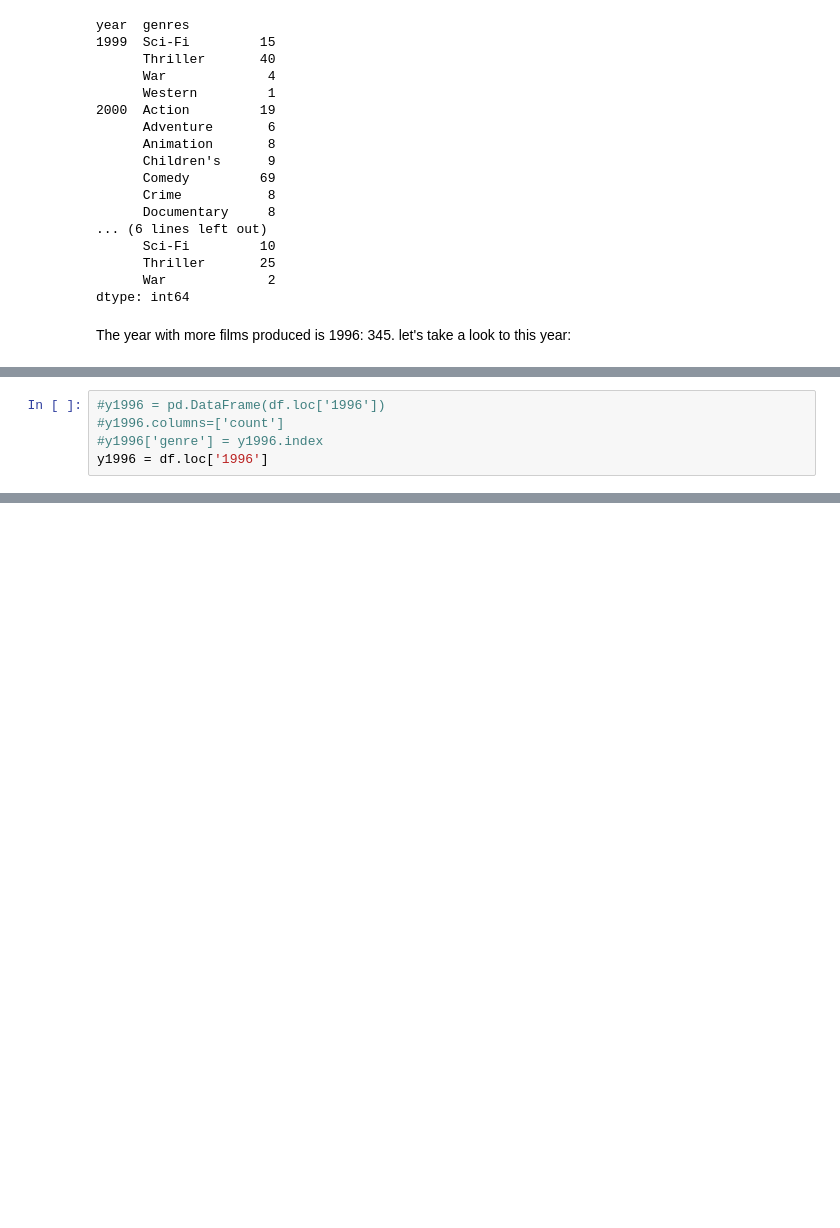
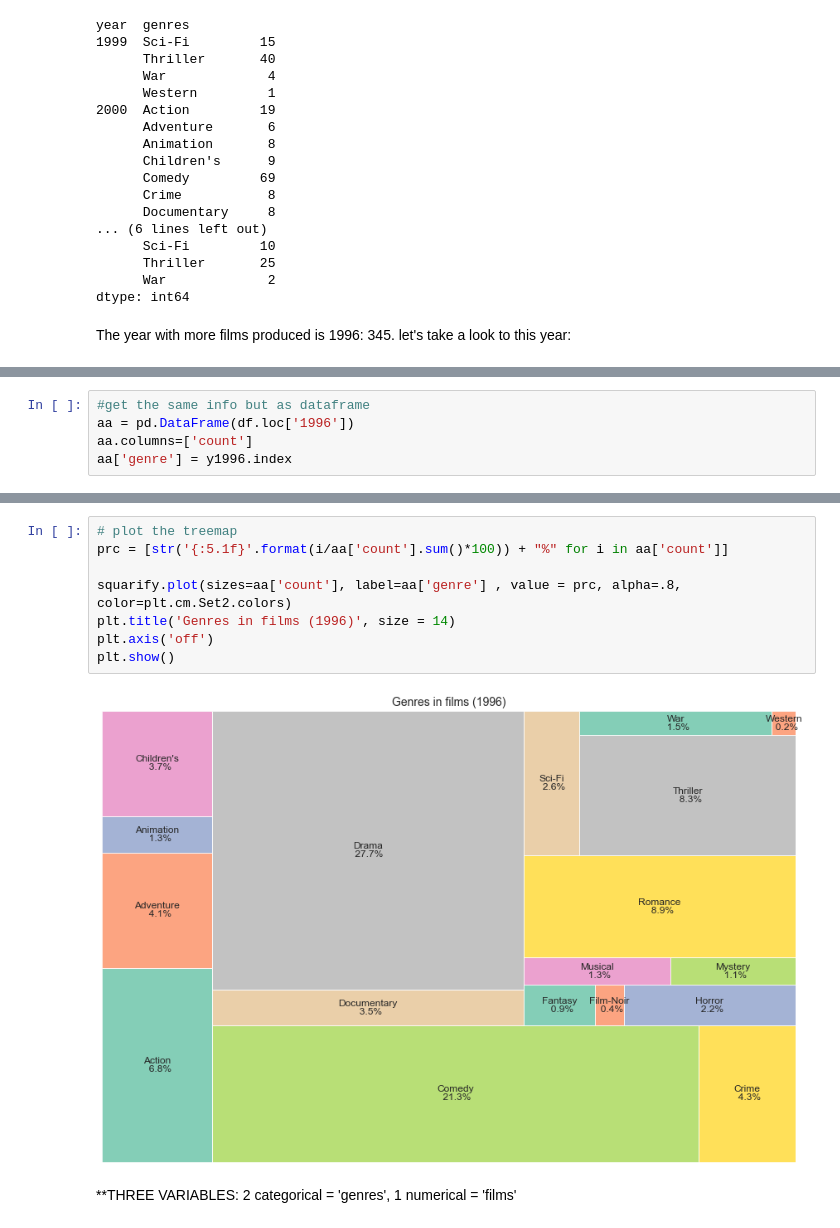
Before and after one commit to Elenotes/Visualitzacio_grafica_multiples_variables, a Jupyter notebook: S04_T02_Visualitzacio_grafica_multiples_variables.ipynb, the cells around one changed output, grey strips where cells are left out. Saved outputs shown, nothing was run; the diff lists cells and outputs as text; blank space fills up the shorter version.

```diff
--- a/S04_T02_Visualitzacio_grafica_multiples_variables.ipynb
+++ b/S04_T02_Visualitzacio_grafica_multiples_variables.ipynb
@@ -519,5 +538,5 @@ The year with more films produced is 1996: 345. let's take a look to this year:
 # %%
-#y1996 = pd.DataFrame(df.loc['1996'])
-#y1996.columns=['count']
-#y1996['genre'] = y1996.index
-y1996 = df.loc['1996']
+#get the same info but as dataframe
+aa = pd.DataFrame(df.loc['1996'])
+aa.columns=['count']
+aa['genre'] = y1996.index
@@ -536,0 +543,12 @@ plt.show()
+# %%
+# plot the treemap
+prc = [str('{:5.1f}'.format(i/aa['count'].sum()*100)) + "%" for i in aa['count']]
+
+squarify.plot(sizes=aa['count'], label=aa['genre'] , value = prc, alpha=.8, color=plt.cm.Set2.colors)
+plt.title('Genres in films (1996)', size = 14)
+plt.axis('off')
+plt.show()
+# %% [output]
+[figure, added]
+# %% [markdown]
+**THREE VARIABLES: 2 categorical = 'genres', 1 numerical = 'films'
```
Also changed, not shown: parts of 5 cells of this notebook.
